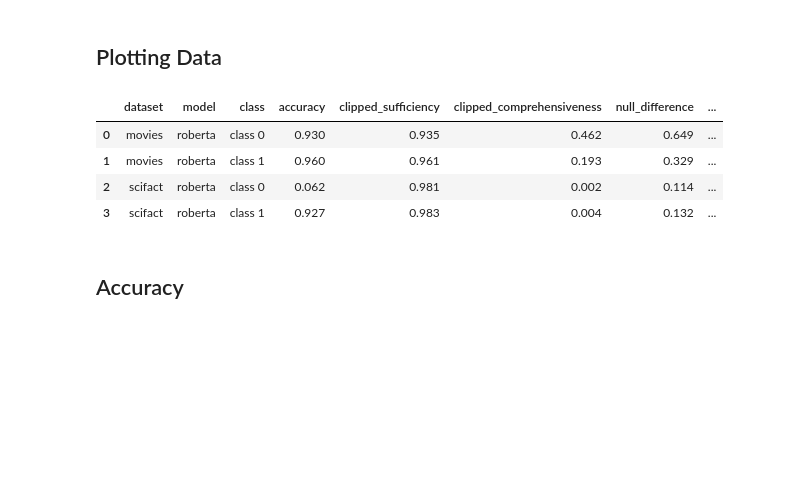
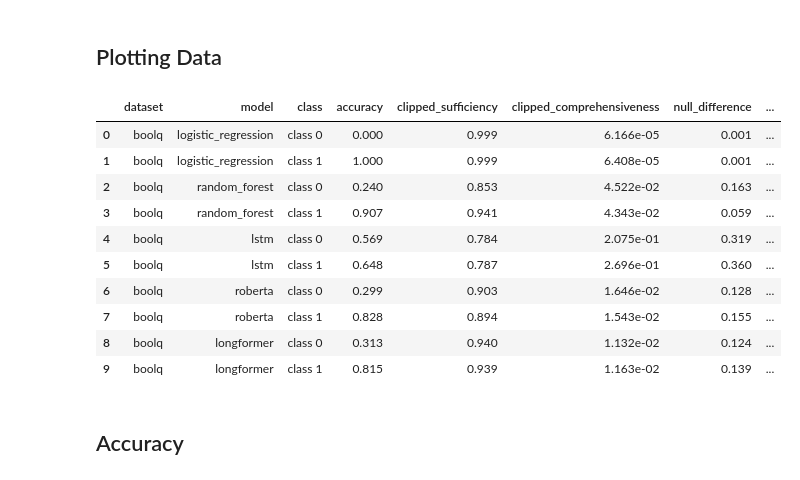
Before and after one commit to shaggyday/evaluating-human-rationales, a Jupyter notebook: plotting/dataset_and_fidelity_analysis_plots.ipynb, the cells around one changed output. Saved outputs shown, nothing was run; the diff lists cells and outputs as text; code cells hidden in the pictures; blank space fills up the shorter version.

```diff
--- a/plotting/dataset_and_fidelity_analysis_plots.ipynb
+++ b/plotting/dataset_and_fidelity_analysis_plots.ipynb
@@ -162,12 +162,13 @@ plt.show()
 # %% [markdown]
 ## Plotting data
 # %%
-# model_names = ["logistic_regression", "random_forest", "lstm", "roberta","longformer"]
-model_names = ["logistic_regression", "random_forest", "lstm", "roberta"]
+model_names = ["logistic_regression", "random_forest", "lstm", "roberta","longformer"]
+# model_names = ["logistic_regression", "random_forest", "lstm", "roberta"]
 # model_names = ["lstm","roberta"]
 # model_names = ["roberta","longformer"]
 datasets = ["movies"]
 datasets = ["movies","scifact"]
+datasets = ["boolq"]
 plot_data = {"dataset": [], "model": [], "accuracy": [], "clipped_sufficiency": [],
             "clipped_comprehensiveness": [], "eraser_sufficiency": [], "eraser_comprehensiveness": [],
             "normalized_comprehensiveness": [], "normalized_sufficiency": []}
@@ -330,12 +328,13 @@ plt.show()
 # datasets = ["wikiattack", "sst", "movies", "multirc", "fever", "esnli"]
 datasets = ["movies"]
 datasets = ["movies","scifact"]
-# datasets = ["boolq"]
+datasets = ["boolq"]
 plot_data = {"dataset": [], "model":[], "class": [], "accuracy": [], "clipped_sufficiency": [],
             "clipped_comprehensiveness": [], "null_difference": [],
             "normalized_sufficiency": [], "normalized_comprehensiveness": []}
 model_names = ["roberta"]
 # model_names = ["roberta","longformer"]
+model_names = ["logistic_regression", "random_forest", "lstm", "roberta","longformer"]
 for model_name in model_names:
     output_dir = f"../{OUTPUT_DIR}/{model_name}"
     for dataset in datasets:
@@ -358,37 +357,43 @@ for model_name in model_names:
 
             clipped_comprehensiveness = fidelity_calculator.compute(prob_y_hat=prob_y_hat,
                                                         prob_y_hat_alpha=prob_y_hat_alpha_comp,
                                                         fidelity_type="comprehensiveness",
                                                         normalization=False)
 
             normalized_sufficiency = fidelity_calculator.compute(prob_y_hat=prob_y_hat,
                                          prob_y_hat_alpha=prob_y_hat_alpha,
                                          null_difference=null_difference,
                                          normalization=True)
 
             normalized_comprehensiveness = fidelity_calculator.compute(prob_y_hat=prob_y_hat,
                                                         prob_y_hat_alpha=prob_y_hat_alpha_comp,
                                                         fidelity_type="comprehensiveness",
                                                         null_difference=null_difference,
                                                         normalization=True)
 
             plot_data["dataset"].append(dataset)
             plot_data["model"].append(model_name)
             plot_data["accuracy"].append(mt.accuracy_score(y, y_hat))
             plot_data["clipped_sufficiency"].append(clipped_sufficiency)
             plot_data["class"].append("class "+str(class_id))
             plot_data["clipped_comprehensiveness"].append(clipped_comprehensiveness)
             plot_data["null_difference"].append(np.mean(null_difference))
             plot_data["normalized_sufficiency"].append(normalized_sufficiency)
             plot_data["normalized_comprehensiveness"].append(normalized_comprehensiveness)
 plot_data_df = pd.DataFrame(plot_data)
 plot_data_df
 # %% [output]
 |  | dataset | model | class | accuracy | clipped_sufficiency | clipped_comprehensiveness | null_difference | ... |
-| 0 | movies | roberta | class 0 | 0.930 | 0.935 | 0.462 | 0.649 | ... |
-| 1 | movies | roberta | class 1 | 0.960 | 0.961 | 0.193 | 0.329 | ... |
-| 2 | scifact | roberta | class 0 | 0.062 | 0.981 | 0.002 | 0.114 | ... |
-| 3 | scifact | roberta | class 1 | 0.927 | 0.983 | 0.004 | 0.132 | ... |
+| 0 | boolq | logistic_regression | class 0 | 0.000 | 0.999 | 6.166e-05 | 0.001 | ... |
+| 1 | boolq | logistic_regression | class 1 | 1.000 | 0.999 | 6.408e-05 | 0.001 | ... |
+| 2 | boolq | random_forest | class 0 | 0.240 | 0.853 | 4.522e-02 | 0.163 | ... |
+| 3 | boolq | random_forest | class 1 | 0.907 | 0.941 | 4.343e-02 | 0.059 | ... |
+| 4 | boolq | lstm | class 0 | 0.569 | 0.784 | 2.075e-01 | 0.319 | ... |
+| 5 | boolq | lstm | class 1 | 0.648 | 0.787 | 2.696e-01 | 0.360 | ... |
+| 6 | boolq | roberta | class 0 | 0.299 | 0.903 | 1.646e-02 | 0.128 | ... |
+| 7 | boolq | roberta | class 1 | 0.828 | 0.894 | 1.543e-02 | 0.155 | ... |
+| 8 | boolq | longformer | class 0 | 0.313 | 0.940 | 1.132e-02 | 0.124 | ... |
+| 9 | boolq | longformer | class 1 | 0.815 | 0.939 | 1.163e-02 | 0.139 | ... |
 # %% [markdown]
 ## Accuracy
 # %%
```
Also changed, not shown: parts of 1 cell of this notebook, 1 other file.
